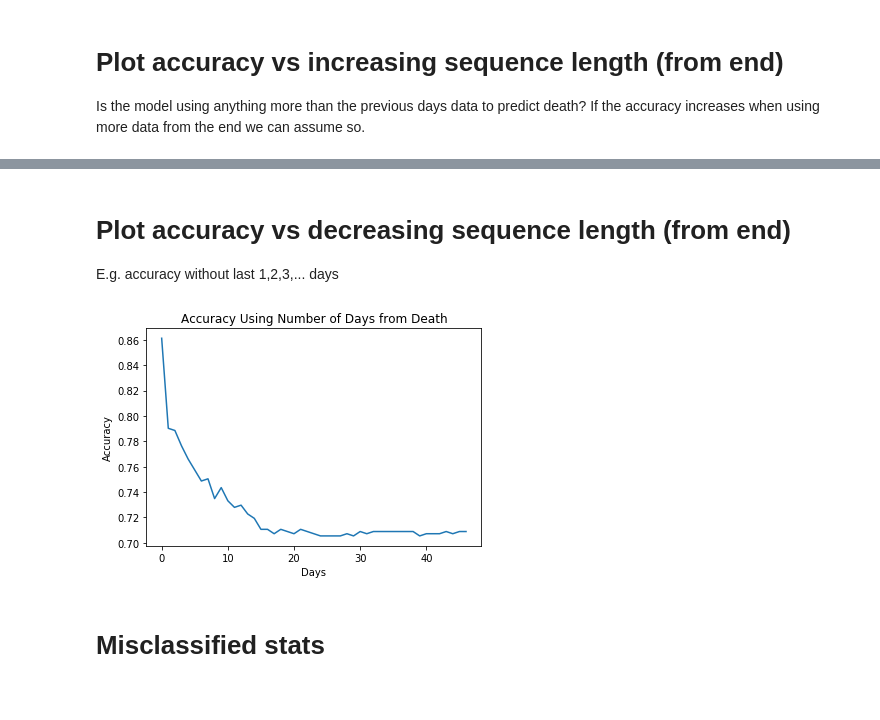
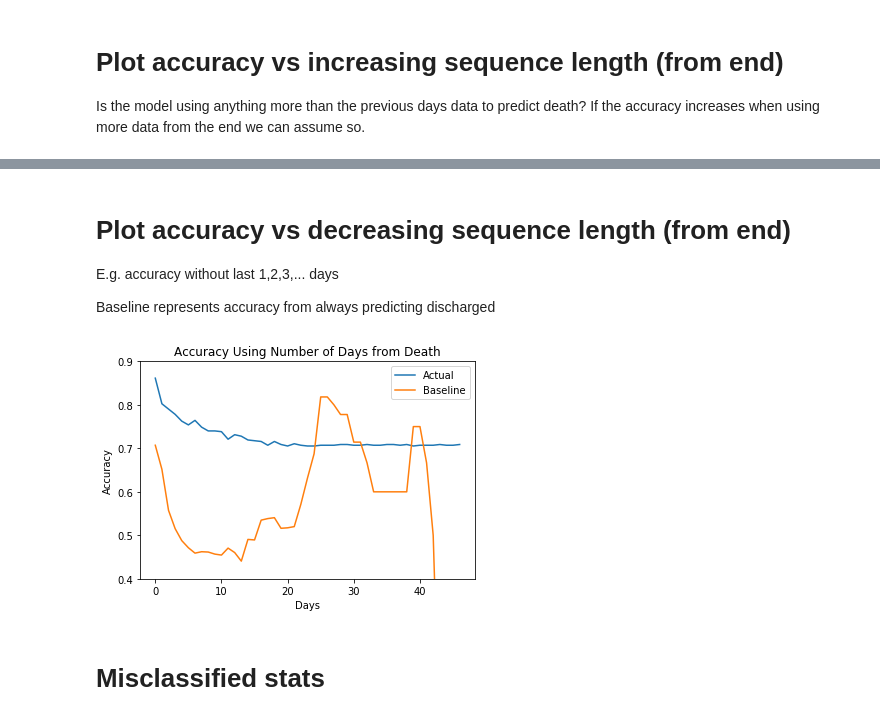
Before and after one commit to Gareth001/thesis, a Jupyter notebook: notebooks/MIMIC death.ipynb, the cells around one changed output, grey strips where cells are left out. Cells and saved outputs as stored; diff of their text form; code cells hidden in the pictures.

```diff
--- a/notebooks/MIMIC death.ipynb
+++ b/notebooks/MIMIC death.ipynb
@@ -471,29 +471,41 @@ plt.show(fig)
 # %% [markdown]
 # Plot accuracy vs decreasing sequence length (from end)
 E.g. accuracy without last 1,2,3,... days
+
+Baseline represents accuracy from always predicting discharged
 # %%
 x = list(range(maxseqlen_test))
 y = []
+z = []
 
 for length in x:
     arr = np.zeros(X_test.shape)
+    discharged, total = 0, 0
 
     for index, point in enumerate(lst_test):
         r = point
         if len(point) > length:
             if length > 0:
                 r = r[:-length]
+
+            if Y_test[index] == 0:
+                discharged += 1
+            total += 1
+
             arr[index, :r.shape[0], :X_test.shape[2]] = r
 
     y.append(model_evaluate(arr, Y_test))
+    z.append(discharged / total)
 
-fig = sns.lineplot(x=x, y=y)
+fig = sns.lineplot(x=x, y=y, label='Actual')
+fig = sns.lineplot(x=x, y=z, label='Baseline')
 plt.title('Accuracy Using Number of Days from Death')
 plt.ylabel('Accuracy')
 plt.xlabel('Days')
+plt.ylim(0.4, 0.9)
 plt.show(fig)
 # %% [output]
-[figure, old version]
+[figure, new version]
 # %% [markdown]
 # Misclassified stats
 # %%
```
Also changed, not shown: parts of 27 cells of this notebook, 1 other file.
